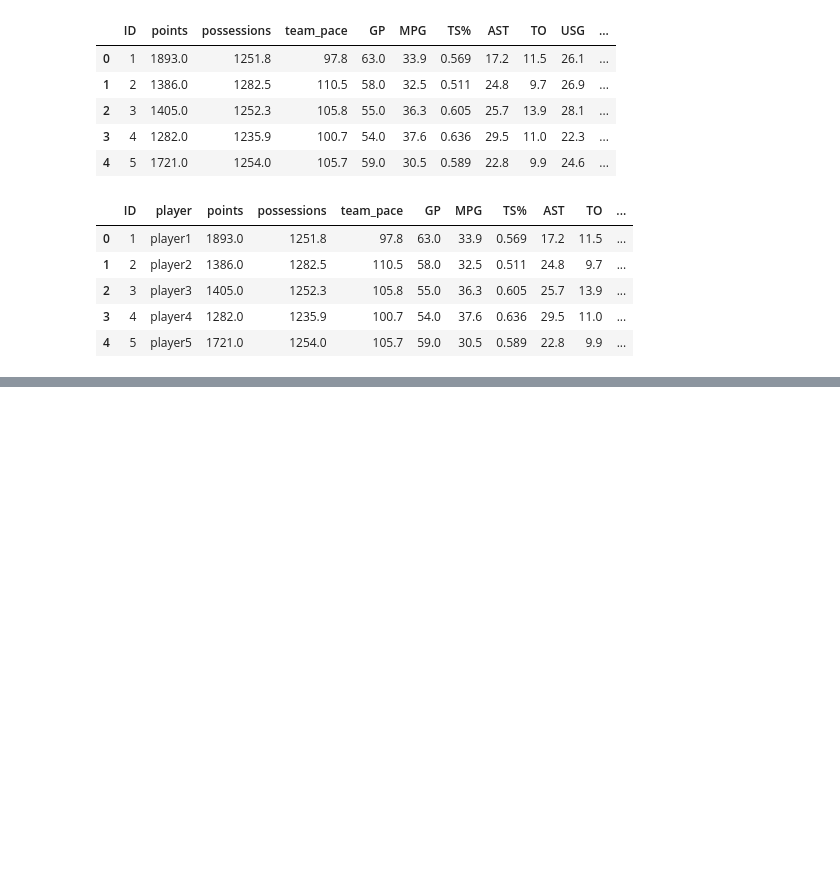
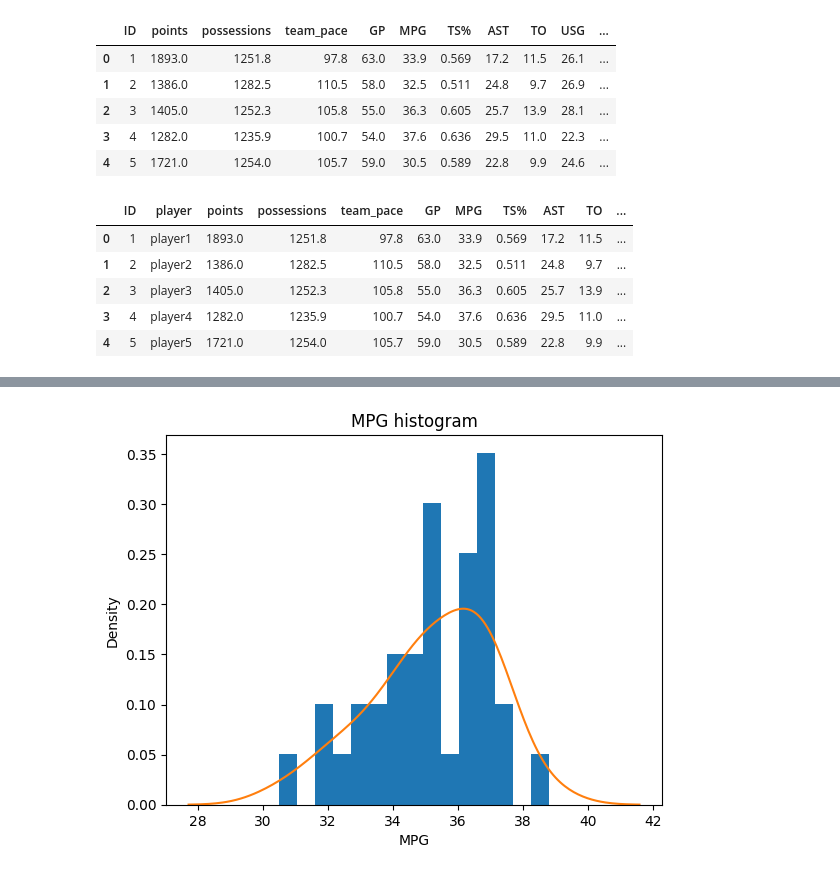
Before and after one commit to kottoization/space-jam-anl, a Jupyter notebook: space-jam-anl.ipynb, the cells around one changed output, grey strips where cells are left out. Cells and saved outputs as stored; diff of their text form; code cells hidden in the pictures; blank space fills up the shorter version.

```diff
--- a/space-jam-anl.ipynb
+++ b/space-jam-anl.ipynb
@@ -449,0 +477,7 @@ player_df.head()
+# %%
+# Plot the KDE for 'MPG' over the probability-density histogram.
+plt.hist(player_df['MPG'], density=True, bins=15)
+plt.title('MPG histogram')
+sns.kdeplot(player_df['MPG']);
+# %% [output]
+[figure, added]
```
Also changed, not shown: parts of 4 cells of this notebook.
